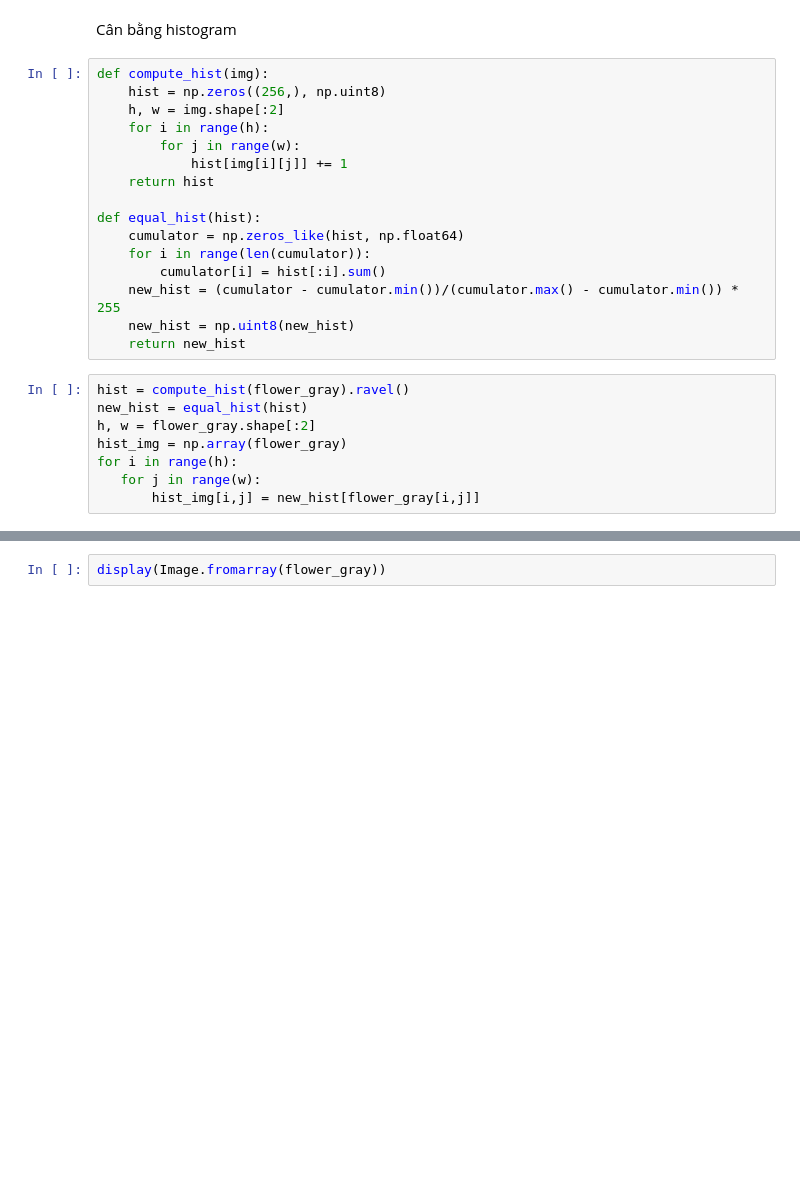
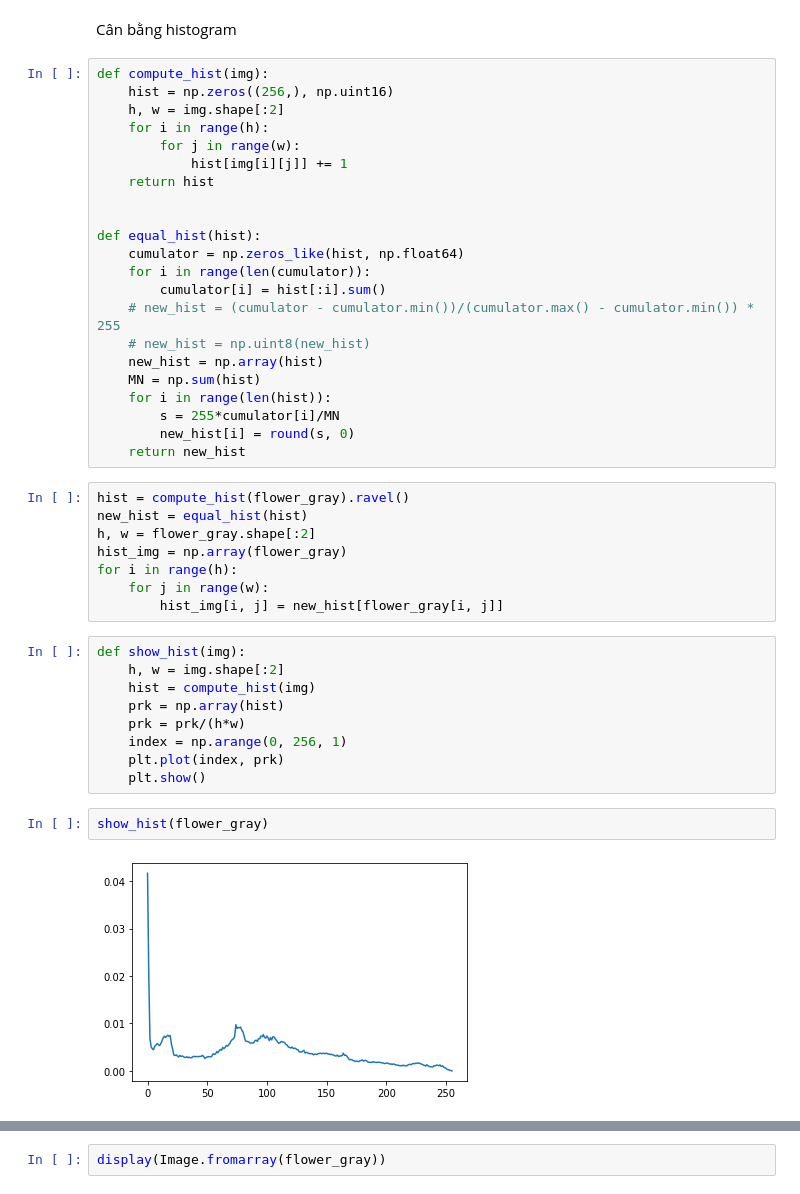
Before and after one commit to nt4rever/image_processing, a Jupyter notebook: lab1.ipynb, the cells around one changed output, grey strips where cells are left out. Cells and saved outputs as stored; diff of their text form; blank space fills up the shorter version.

```diff
--- a/lab1.ipynb
+++ b/lab1.ipynb
@@ -158,19 +159,25 @@ display(Image.fromarray(bin_arr_res))
 Cân bằng histogram
 # %%
 def compute_hist(img):
-    hist = np.zeros((256,), np.uint8)
+    hist = np.zeros((256,), np.uint16)
     h, w = img.shape[:2]
     for i in range(h):
         for j in range(w):
             hist[img[i][j]] += 1
     return hist
 
+
 def equal_hist(hist):
     cumulator = np.zeros_like(hist, np.float64)
     for i in range(len(cumulator)):
         cumulator[i] = hist[:i].sum()
-    new_hist = (cumulator - cumulator.min())/(cumulator.max() - cumulator.min()) * 255
-    new_hist = np.uint8(new_hist)
+    # new_hist = (cumulator - cumulator.min())/(cumulator.max() - cumulator.min()) * 255
+    # new_hist = np.uint8(new_hist)
+    new_hist = np.array(hist)
+    MN = np.sum(hist)
+    for i in range(len(hist)):
+        s = 255*cumulator[i]/MN
+        new_hist[i] = round(s, 0)
     return new_hist
 # %%
 hist = compute_hist(flower_gray).ravel()
@@ -178,5 +185,18 @@ new_hist = equal_hist(hist)
 h, w = flower_gray.shape[:2]
 hist_img = np.array(flower_gray)
 for i in range(h):
-   for j in range(w):
-       hist_img[i,j] = new_hist[flower_gray[i,j]]
+    for j in range(w):
+        hist_img[i, j] = new_hist[flower_gray[i, j]]
+# %%
+def show_hist(img):
+    h, w = img.shape[:2]
+    hist = compute_hist(img)
+    prk = np.array(hist)
+    prk = prk/(h*w)
+    index = np.arange(0, 256, 1)
+    plt.plot(index, prk)
+    plt.show()
+# %%
+show_hist(flower_gray)
+# %% [output]
+[figure, added]
```
Also changed, not shown: parts of 11 cells of this notebook.
